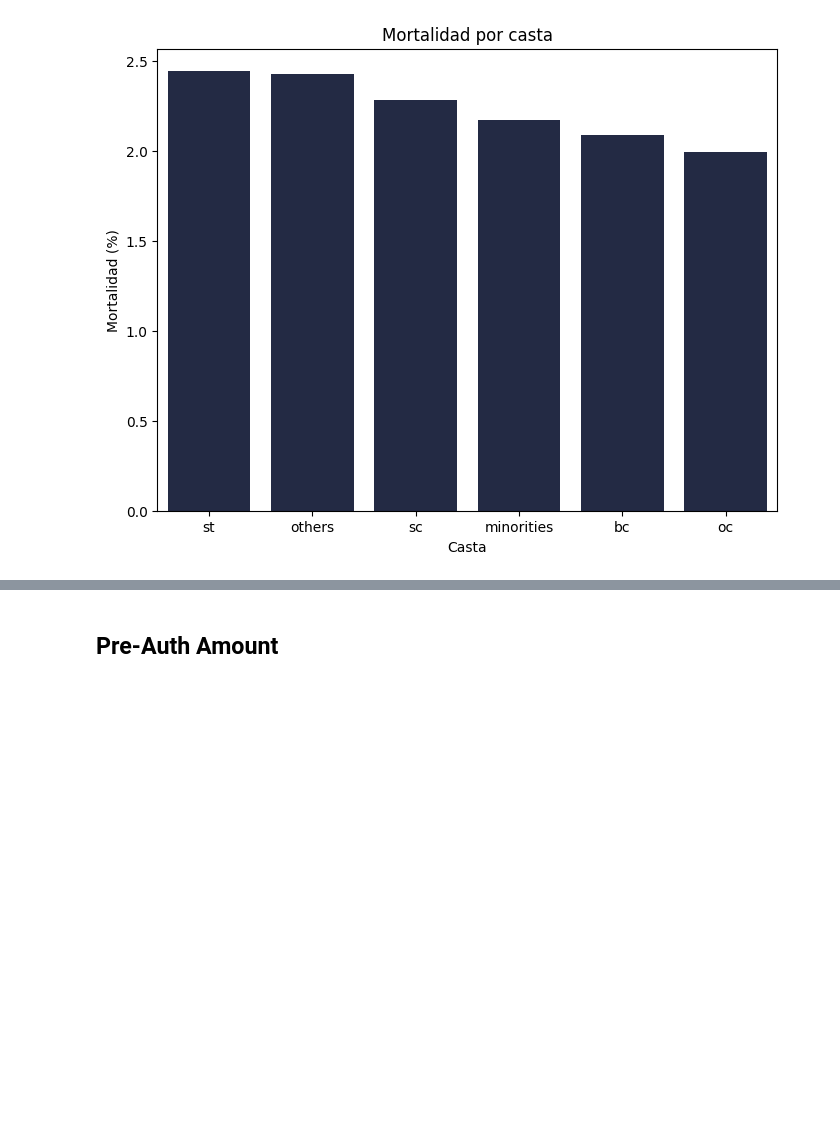
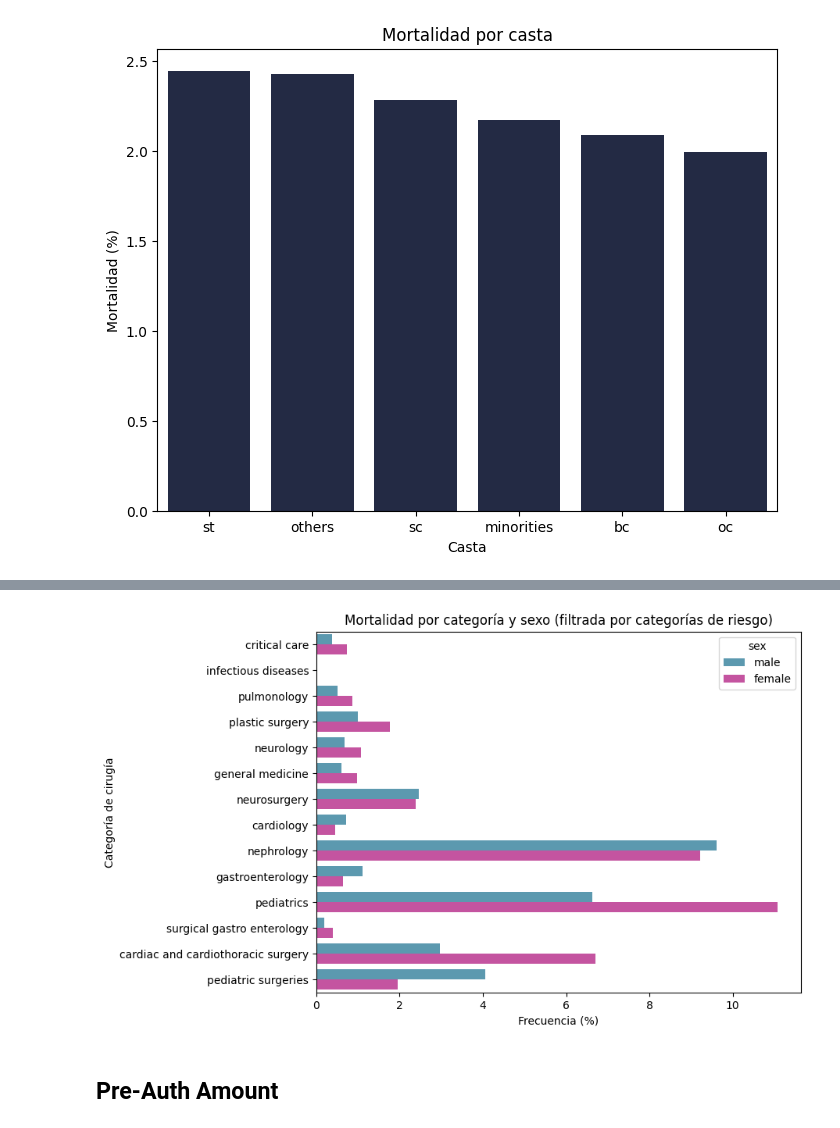
Before and after one commit to thomas-sagredo/NTR-Arogyaseva-analysis, a Jupyter notebook: notebooks/03_exploración.ipynb, the cells around one changed output, grey strips where cells are left out. Cells and saved outputs as stored; diff of their text form; code cells hidden in the pictures; blank space fills up the shorter version.

```diff
--- a/notebooks/03_exploración.ipynb
+++ b/notebooks/03_exploración.ipynb
@@ -349,0 +374,6 @@ a realizar:
+# %%
+df = df.merge(
+    mortality_by_category[["category_name", "category_risk_level"]],
+    on="category_name",
+    how="left",
+)
@@ -682,0 +754,20 @@ plt.show()
+# %%
+def frequency_by_sex(
+    df: pd.DataFrame,
+    column: str,
+    sex_col: str = "sex",
+    obs: bool = True,
+) -> pd.DataFrame:
+    """Count and relative frequency of a categorical column within each sex."""
+    group_cols = [sex_col, column]
+    missing_cols = [col for col in group_cols if col not in df.columns]
+    if missing_cols:
+        raise KeyError(f"Missing column(s): {missing_cols}")
+
+    results = df.groupby(group_cols, observed=obs).size().reset_index(name="count")
+    results["pct"] = (
+        results["count"]
+        / results.groupby(sex_col, observed=obs)["count"].transform("sum")
+        * 100
+    )
+    return results
@@ -682,0 +1024,4 @@ plt.show()
+# %%
+sex_category_name_nj = frequency_by_sex(df_nj, "category_name", obs=False)
+sex_category_name_nj.sort_values(by=["sex", "count"], ascending=False, inplace=True)
+sex_category_name_nj
@@ -683,3 +1046,20 @@ plt.show()
+# %%
+plt.figure(figsize=(8, 6))
+sns.barplot(
+    data=sex_category_name_nj,
+    x="pct",
+    y="category_name",
+    hue="sex",
+    palette={"female": "#D741A7", "male": "#4E9FBD"},
+    orient="h",
+    order=risky_categories["category_name"]
+)
+plt.title("Mortalidad por categoría y sexo (filtrada por categorías de riesgo)")
+plt.ylabel("Categoría de cirugía")
+plt.xlabel("Frecuencia (%)")
+plt.show()
+# %% [output]
+[figure, added]
 # %% [markdown]
 ## Pre-Auth Amount
 # %%
```
Also changed, not shown: parts of 56 cells of this notebook.
